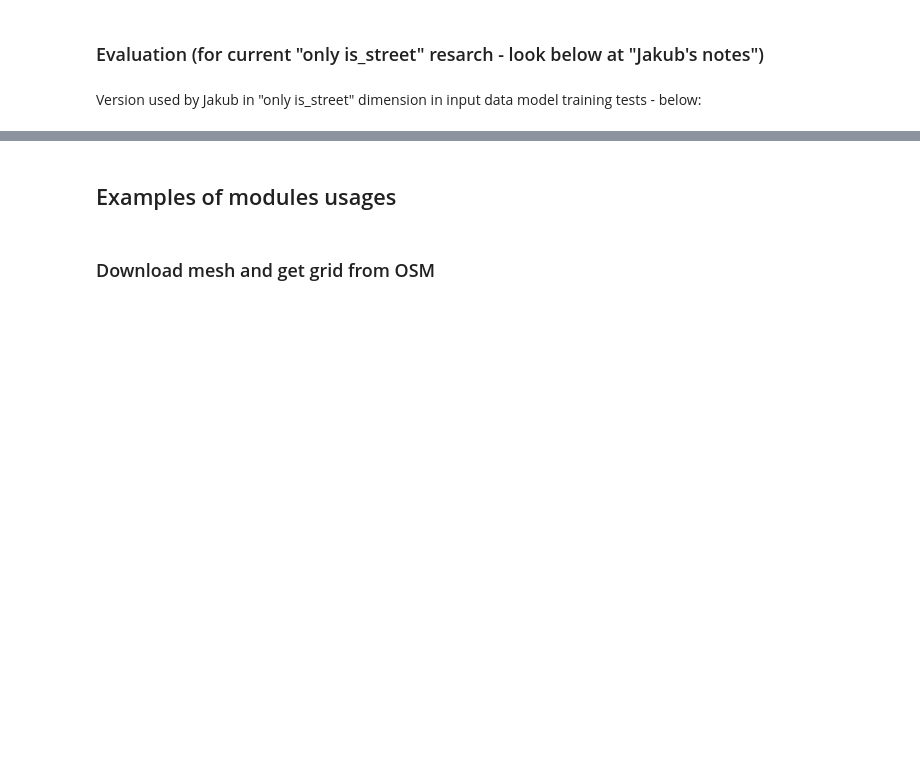
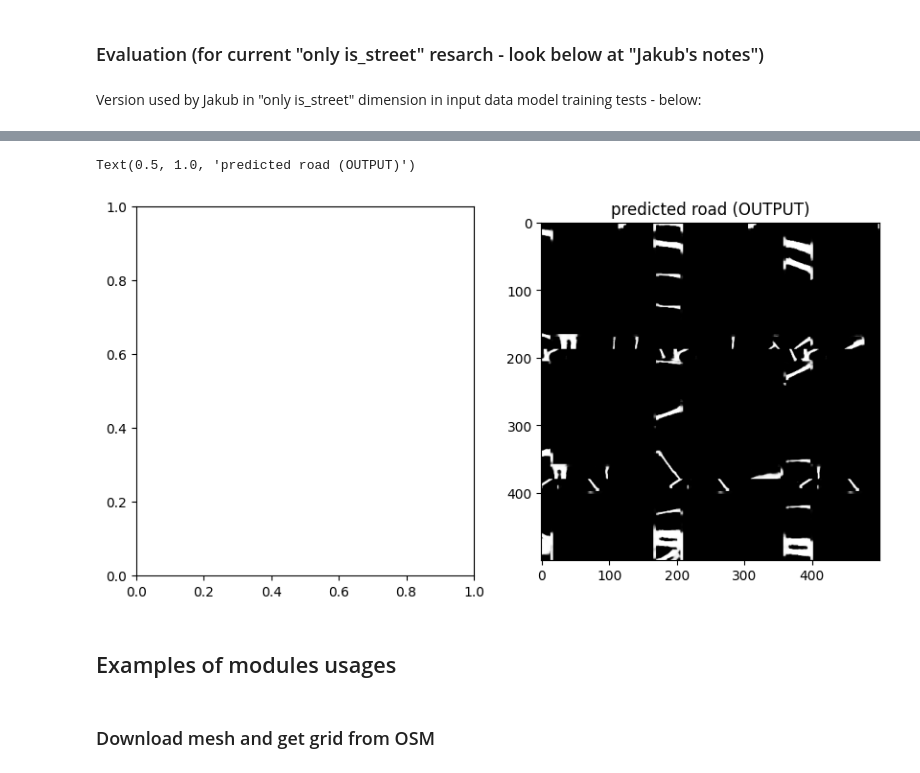
Before and after one commit to CRoadA/CRoadA, a Jupyter notebook: main.ipynb, the cells around one changed output, grey strips where cells are left out. Saved outputs shown, nothing was run; the diff lists cells and outputs as text; code cells hidden in the pictures; blank space fills up the shorter version.

```diff
--- a/main.ipynb
+++ b/main.ipynb
@@ -737,3 +777,11 @@ axs[1].set_title("predicted road (OUTPUT)")
+# %%
+## OUTPUT - fragment
+fig, axs = plt.subplots(1, 2, figsize=(10, 5))
+axs[1].imshow(img[2500:3000, 2500:3000], cmap="gray")  # predicted road
+axs[1].set_title("predicted road (OUTPUT)")
+# %% [output]
+Text(0.5, 1.0, 'predicted road (OUTPUT)')
+[figure, added]
 # %% [markdown]
 ## Examples of modules usages
 # %% [markdown]
```
Also changed, not shown: parts of 11 cells of this notebook, 2 other files.
